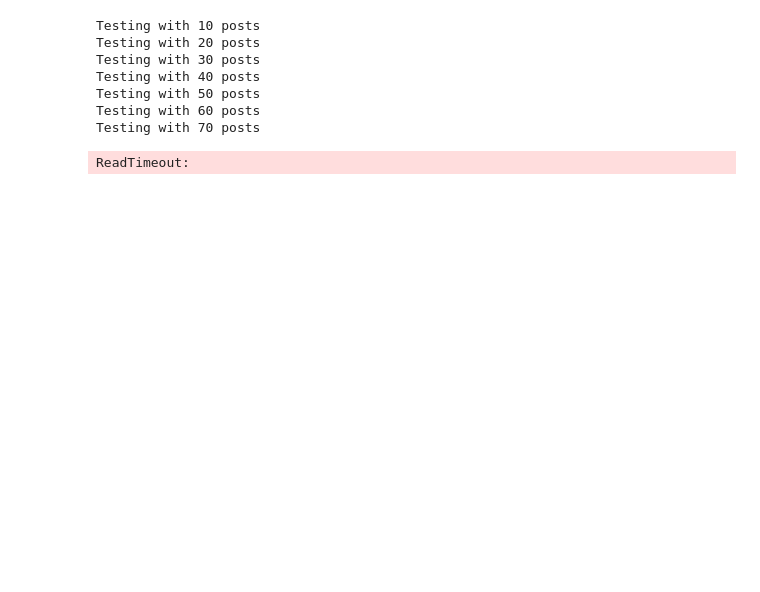
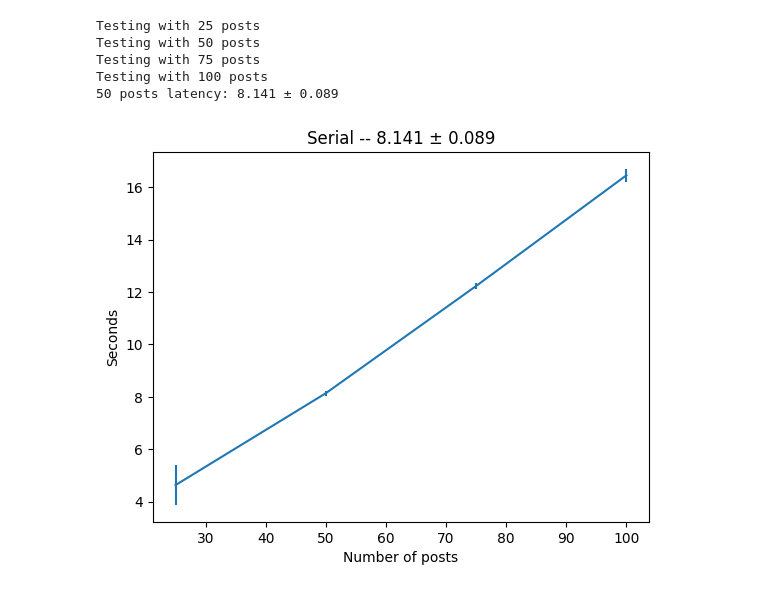
Before and after one commit to HumanCompatibleAI/ranking-challenge-perspective, a Jupyter notebook: performance_test.ipynb, the cells around one changed output. Saved outputs shown, nothing was run; the diff lists cells and outputs as text; code cells hidden in the pictures; blank space fills up the shorter version.

```diff
--- a/performance_test.ipynb
+++ b/performance_test.ipynb
@@ -119,26 +120,24 @@ async def plot_latency(fn, n_values, title, xlabel, ylabel):
 # %%
 # Latency versus number of posts, serial
 async def multiple_posts_serial(n):
     for _ in range(n):
         await score_single_post()
 
 
 await plot_latency(
     multiple_posts_serial,
-    range(10, 101, 10),
+    range(25, 101, 25),
     "Serial",
     "Number of posts",
     "Seconds",
 )
 # %% [output]
-Testing with 10 posts
-Testing with 20 posts
-Testing with 30 posts
-Testing with 40 posts
+Testing with 25 posts
 Testing with 50 posts
-Testing with 60 posts
-Testing with 70 posts
+Testing with 75 posts
+Testing with 100 posts
+50 posts latency: 8.141 ± 0.089
-ReadTimeout:
+[figure, added]
 # %%
 # Latency vs. number of posts, parallel with gather
 async def multiple_posts_gather(n, attributes=default_attributes):
```
Also changed, not shown: parts of 14 cells of this notebook.
